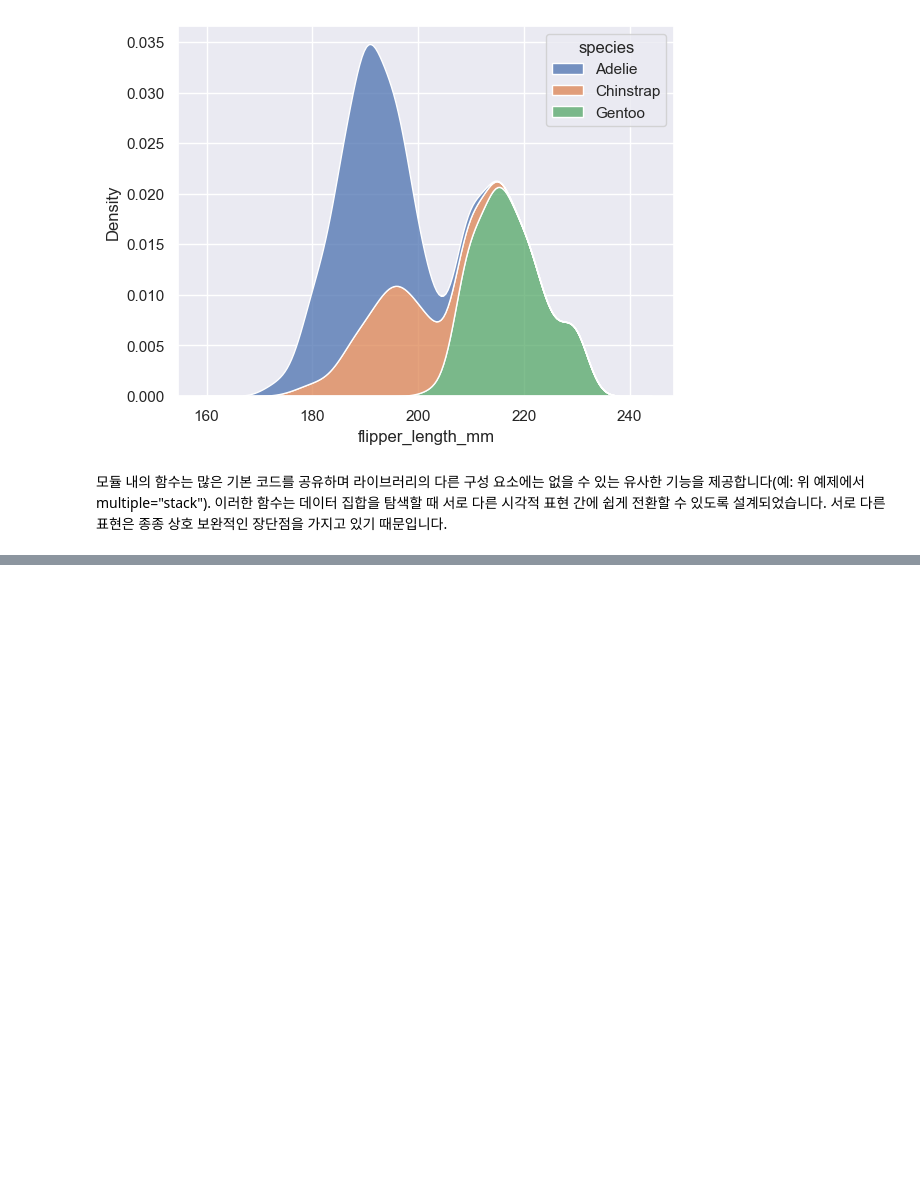
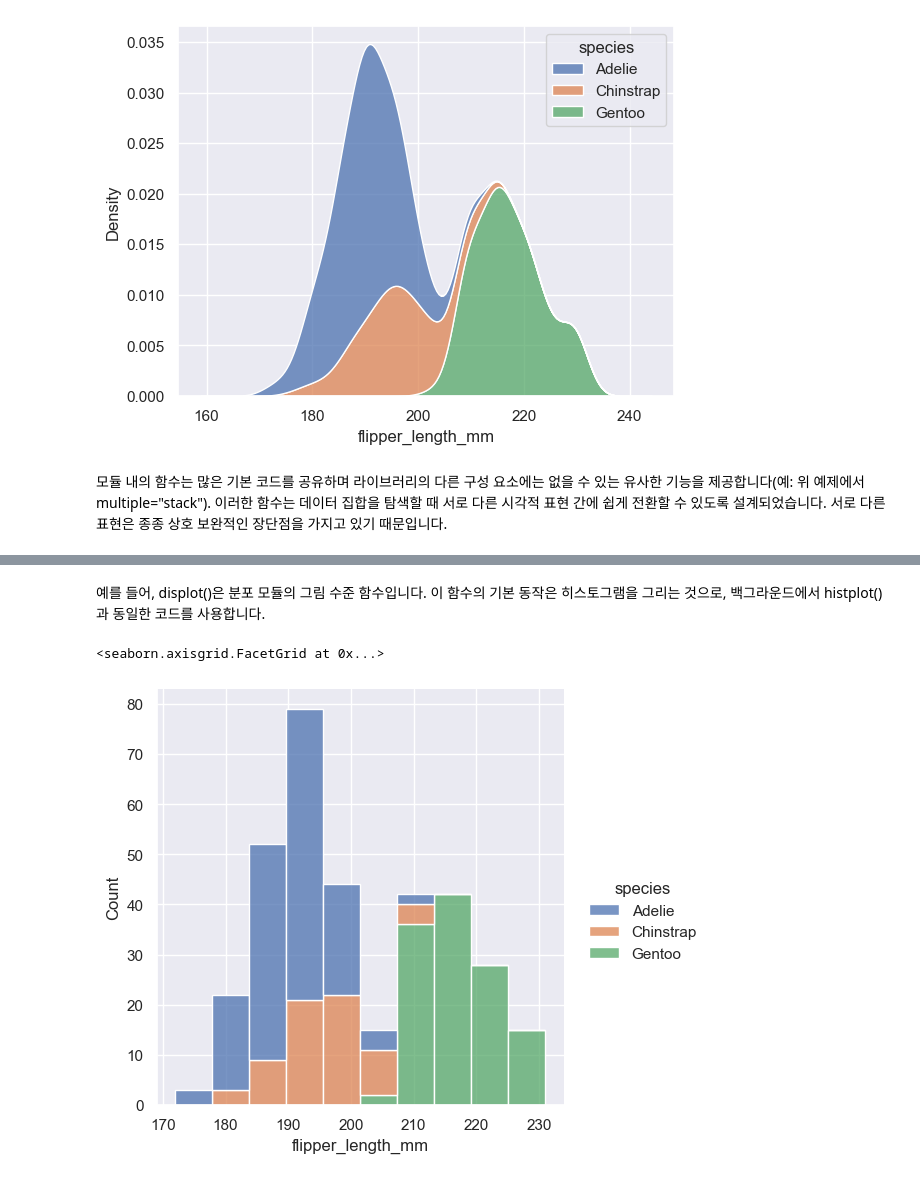
Before and after one commit to 2mook2/Seaborn_Tutorial, a Jupyter notebook: 02_Over_view_of_seaborn_plotting_functions.ipynb, the cells around one changed output, grey strips where cells are left out. Saved outputs shown, nothing was run; the diff lists cells and outputs as text; code cells hidden in the pictures; blank space fills up the shorter version.

```diff
--- a/02_Over_view_of_seaborn_plotting_functions.ipynb
+++ b/02_Over_view_of_seaborn_plotting_functions.ipynb
@@ -26,0 +35,7 @@ sns.kdeplot(data=penguins, x="flipper_length_mm", hue="species", multiple="stack
+# %% [markdown]
+예를 들어, displot()은 분포 모듈의 그림 수준 함수입니다. 이 함수의 기본 동작은 히스토그램을 그리는 것으로, 백그라운드에서 histplot()과 동일한 코드를 사용합니다.
+# %%
+sns.displot(data=penguins, x="flipper_length_mm", hue="species", multiple="stack")
+# %% [output]
+<seaborn.axisgrid.FacetGrid at 0x...>
+[figure, added]
```
Also changed, not shown: parts of 12 cells of this notebook.
